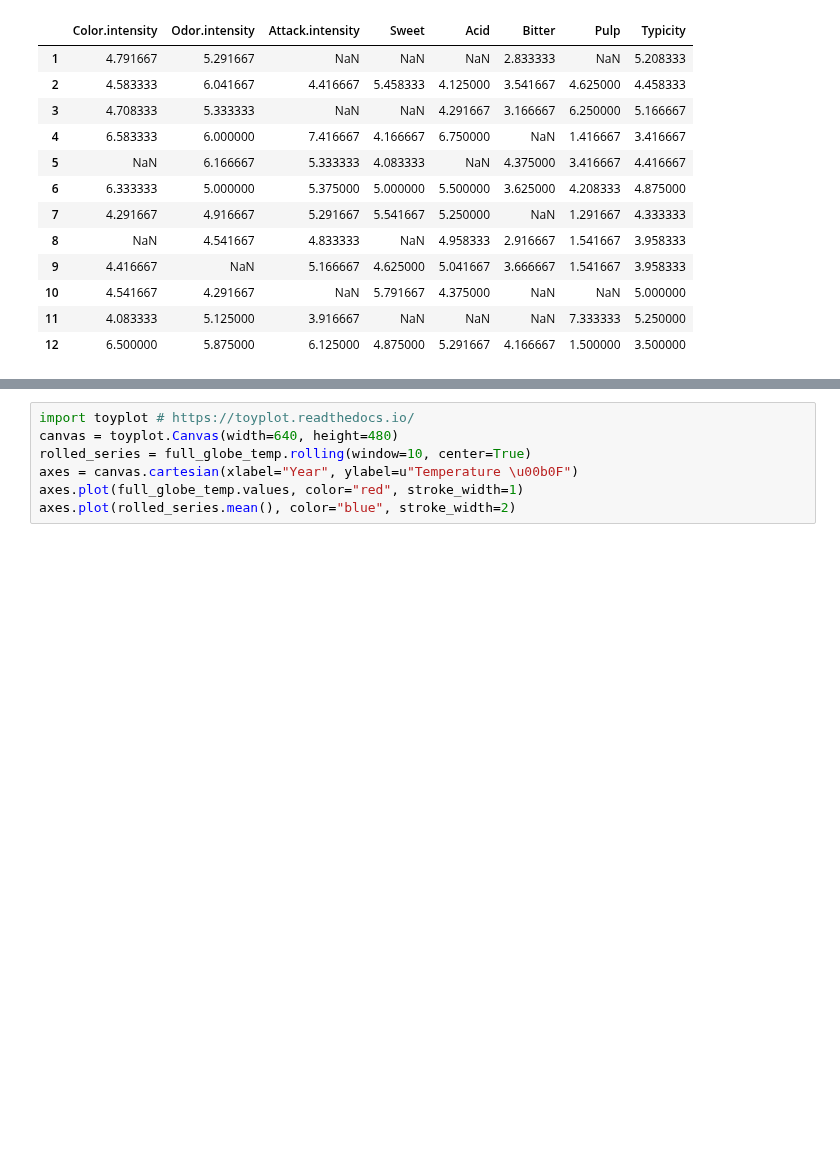
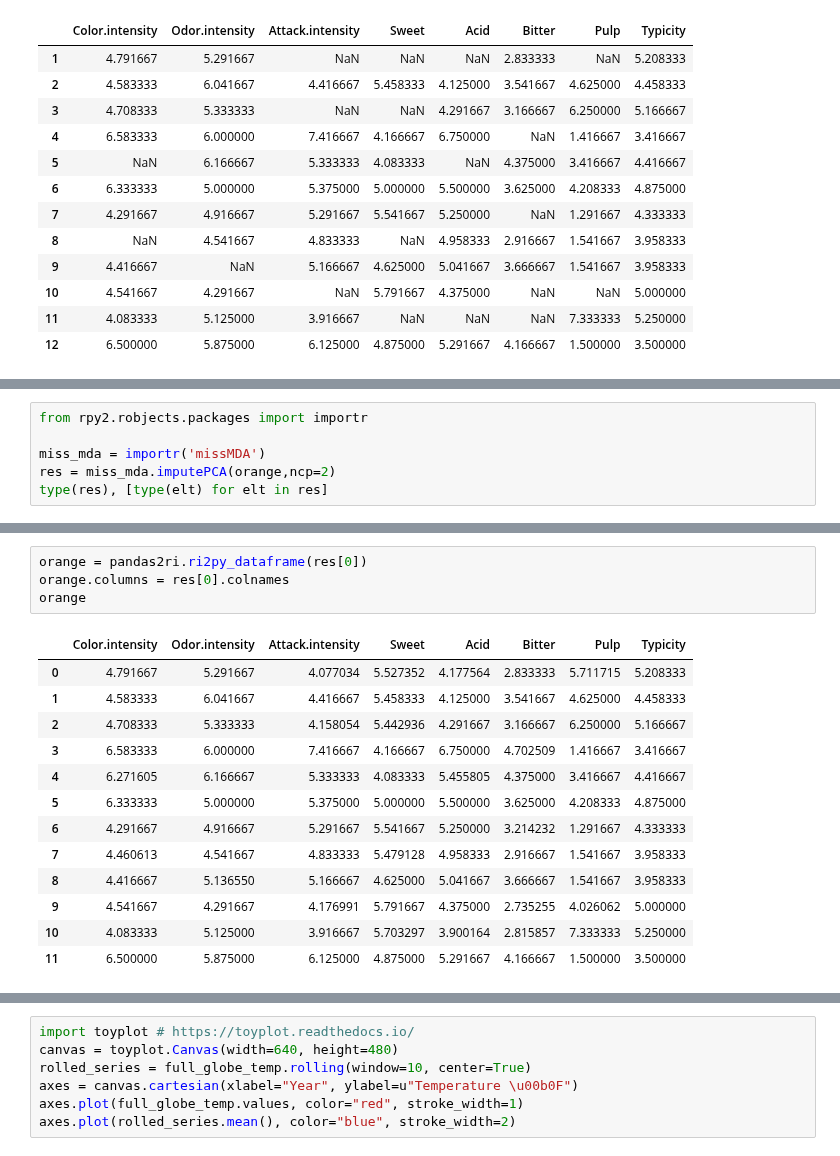
Before and after one commit to pnavaro/math-python, a Jupyter notebook: 14.Pandas.ipynb, the cells around one changed output, grey strips where cells are left out. Drawn from its saved outputs; the diff is of its cells as text; blank space fills up the shorter version.

Commit message:
Improve pandas and bokeh

```diff
--- a/14.Pandas.ipynb
+++ b/14.Pandas.ipynb
@@ -836,0 +854,6 @@ orange
+# %%
+from rpy2.robjects.packages import importr
+
+miss_mda = importr('missMDA')
+res = miss_mda.imputePCA(orange,ncp=2)
+type(res), [type(elt) for elt in res]
@@ -836,0 +883,18 @@ orange
+# %%
+orange = pandas2ri.ri2py_dataframe(res[0])
+orange.columns = res[0].colnames
+orange
+# %% [output]
+|  | Color.intensity | Odor.intensity | Attack.intensity | Sweet | Acid | Bitter | Pulp | Typicity |
+| 0 | 4.791667 | 5.291667 | 4.077034 | 5.527352 | 4.177564 | 2.833333 | 5.711715 | 5.208333 |
+| 1 | 4.583333 | 6.041667 | 4.416667 | 5.458333 | 4.125000 | 3.541667 | 4.625000 | 4.458333 |
+| 2 | 4.708333 | 5.333333 | 4.158054 | 5.442936 | 4.291667 | 3.166667 | 6.250000 | 5.166667 |
+| 3 | 6.583333 | 6.000000 | 7.416667 | 4.166667 | 6.750000 | 4.702509 | 1.416667 | 3.416667 |
+| 4 | 6.271605 | 6.166667 | 5.333333 | 4.083333 | 5.455805 | 4.375000 | 3.416667 | 4.416667 |
+| 5 | 6.333333 | 5.000000 | 5.375000 | 5.000000 | 5.500000 | 3.625000 | 4.208333 | 4.875000 |
+| 6 | 4.291667 | 4.916667 | 5.291667 | 5.541667 | 5.250000 | 3.214232 | 1.291667 | 4.333333 |
+| 7 | 4.460613 | 4.541667 | 4.833333 | 5.479128 | 4.958333 | 2.916667 | 1.541667 | 3.958333 |
+| 8 | 4.416667 | 5.136550 | 5.166667 | 4.625000 | 5.041667 | 3.666667 | 1.541667 | 3.958333 |
+| 9 | 4.541667 | 4.291667 | 4.176991 | 5.791667 | 4.375000 | 2.735255 | 4.026062 | 5.000000 |
+| 10 | 4.083333 | 5.125000 | 3.916667 | 5.703297 | 3.900164 | 2.815857 | 7.333333 | 5.250000 |
+| 11 | 6.500000 | 5.875000 | 6.125000 | 4.875000 | 5.291667 | 4.166667 | 1.500000 | 3.500000 |
```
Also changed, not shown: parts of 13 cells of this notebook, 2 other files.
